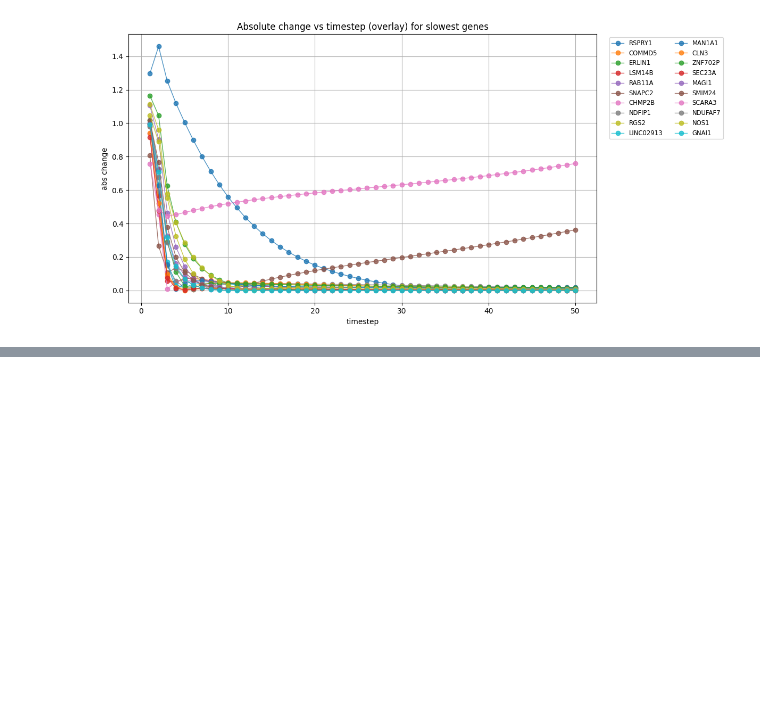
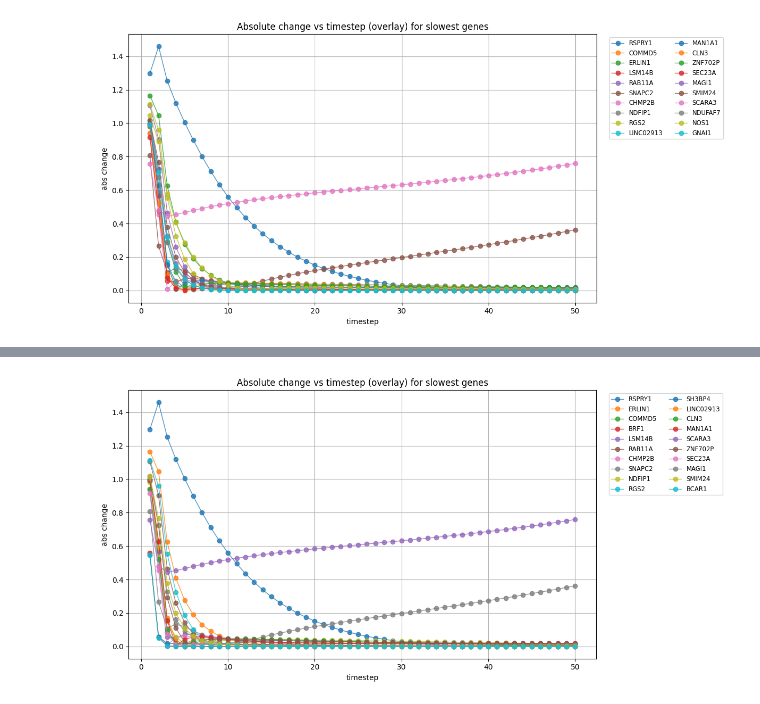
Before and after one commit to hanara2112/methylnet, a Jupyter notebook: analysis.ipynb, the cells around one changed output, grey strips where cells are left out. Cells and saved outputs as stored; diff of their text form; code cells hidden in the pictures; blank space fills up the shorter version.

```diff
--- a/analysis.ipynb
+++ b/analysis.ipynb
@@ -128,0 +225,26 @@ plt.show()
+# %%
+try:
+    time_idx
+except NameError:
+    time_idx = t[1:]  # timesteps corresponding to the abs changes (n_samples-1)
+
+try:
+    changes
+except NameError:
+    changes = np.abs(np.diff(xs, axis=0))
+plt.figure(figsize=(12,6))
+for gidx in slow_idx:
+    plt.plot(time_idx, changes[:, int(gidx)],
+             marker='o', linestyle='-',
+             alpha=0.8, linewidth=1,
+             label=genes.iloc[int(gidx)])
+
+plt.xlabel('timestep')
+plt.ylabel('abs change')
+plt.title('Absolute change vs timestep (overlay) for slowest genes')
+plt.grid(True)
+plt.legend(ncol=2, fontsize='small', bbox_to_anchor=(1.02, 1), loc='upper left')
+plt.tight_layout()
+plt.show()
+# %% [output]
+[figure, added]
```
Also changed, not shown: parts of 15 cells of this notebook, 5 other files.
